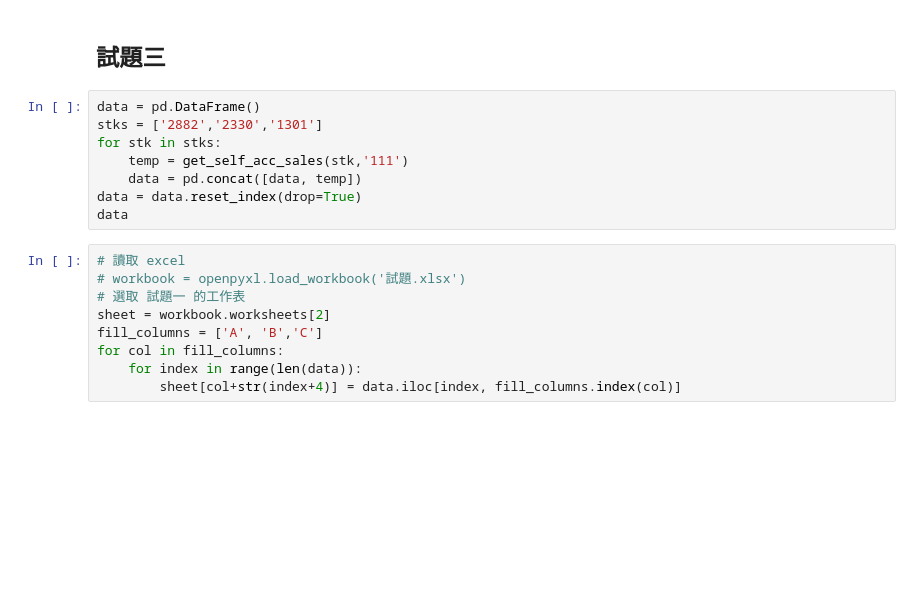
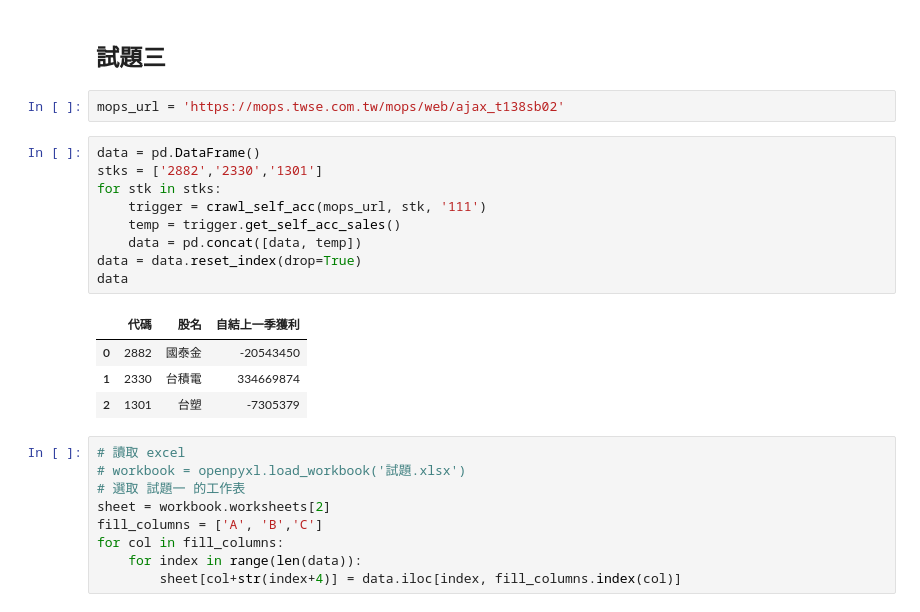
Before and after one commit to LEOHuang5555/News_Web_Crawl, a Jupyter notebook: Integration.ipynb, the cells around one changed output. Saved outputs shown, nothing was run; the diff lists cells and outputs as text; blank space fills up the shorter version.

```diff
--- a/Integration.ipynb
+++ b/Integration.ipynb
@@ -129,14 +159,22 @@ for index in range(300-13):
     sheet.cell(row=index+13,column=7).hyperlink=link
 # %% [markdown]
 ## 試題三
+# %%
+mops_url = 'https://mops.twse.com.tw/mops/web/ajax_t138sb02'
 # %%
 data = pd.DataFrame()
 stks = ['2882','2330','1301']
 for stk in stks:
-    temp = get_self_acc_sales(stk,'111')
+    trigger = crawl_self_acc(mops_url, stk, '111')
+    temp = trigger.get_self_acc_sales()
     data = pd.concat([data, temp])
 data = data.reset_index(drop=True)
 data
+# %% [output]
+|  | 代碼 | 股名 | 自結上一季獲利 |
+| 0 | 2882 | 國泰金 | -20543450 |
+| 1 | 2330 | 台積電 | 334669874 |
+| 2 | 1301 | 台塑 | -7305379 |
 # %%
 # 讀取 excel
 # workbook = openpyxl.load_workbook('試題.xlsx')
```
Also changed, not shown: parts of 9 cells of this notebook, 5 other files.
